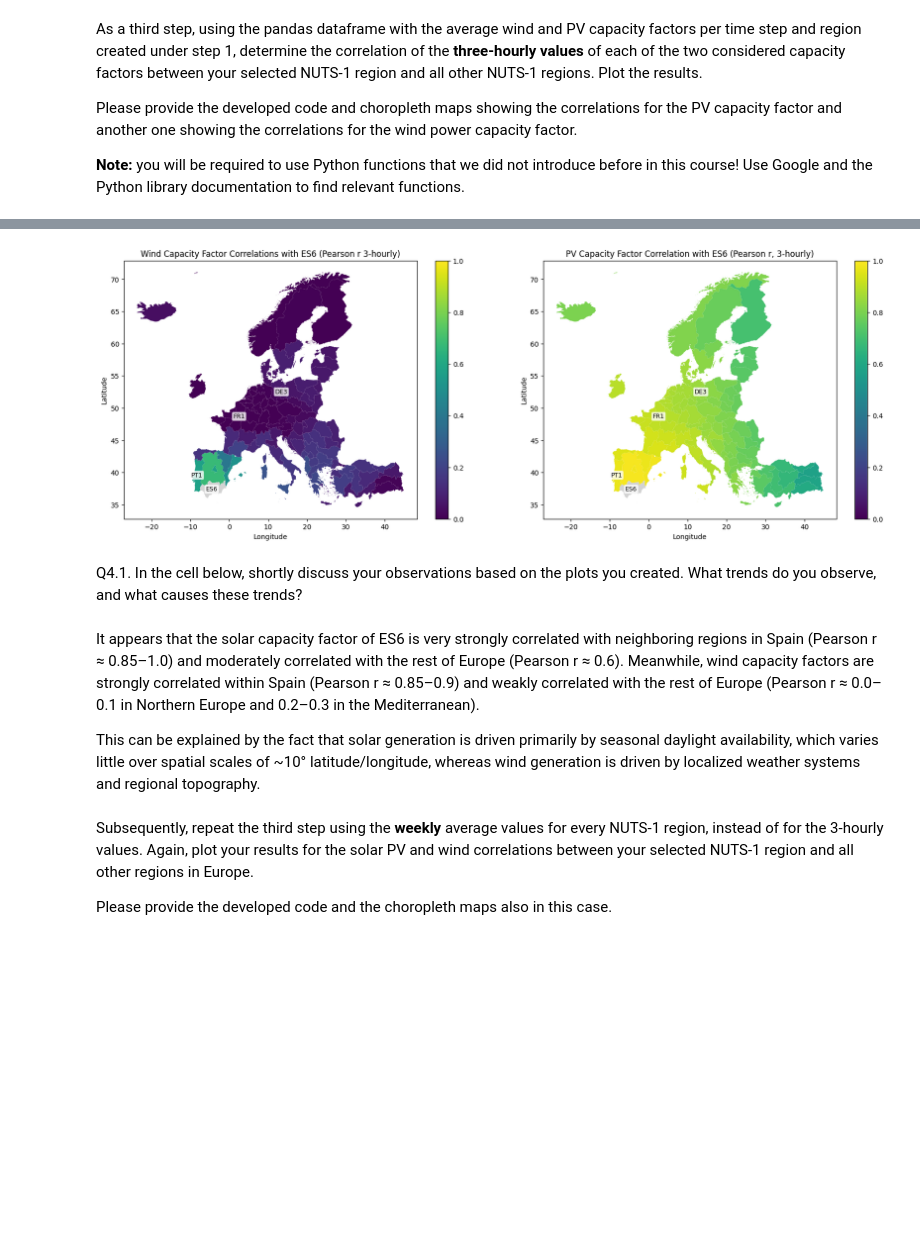
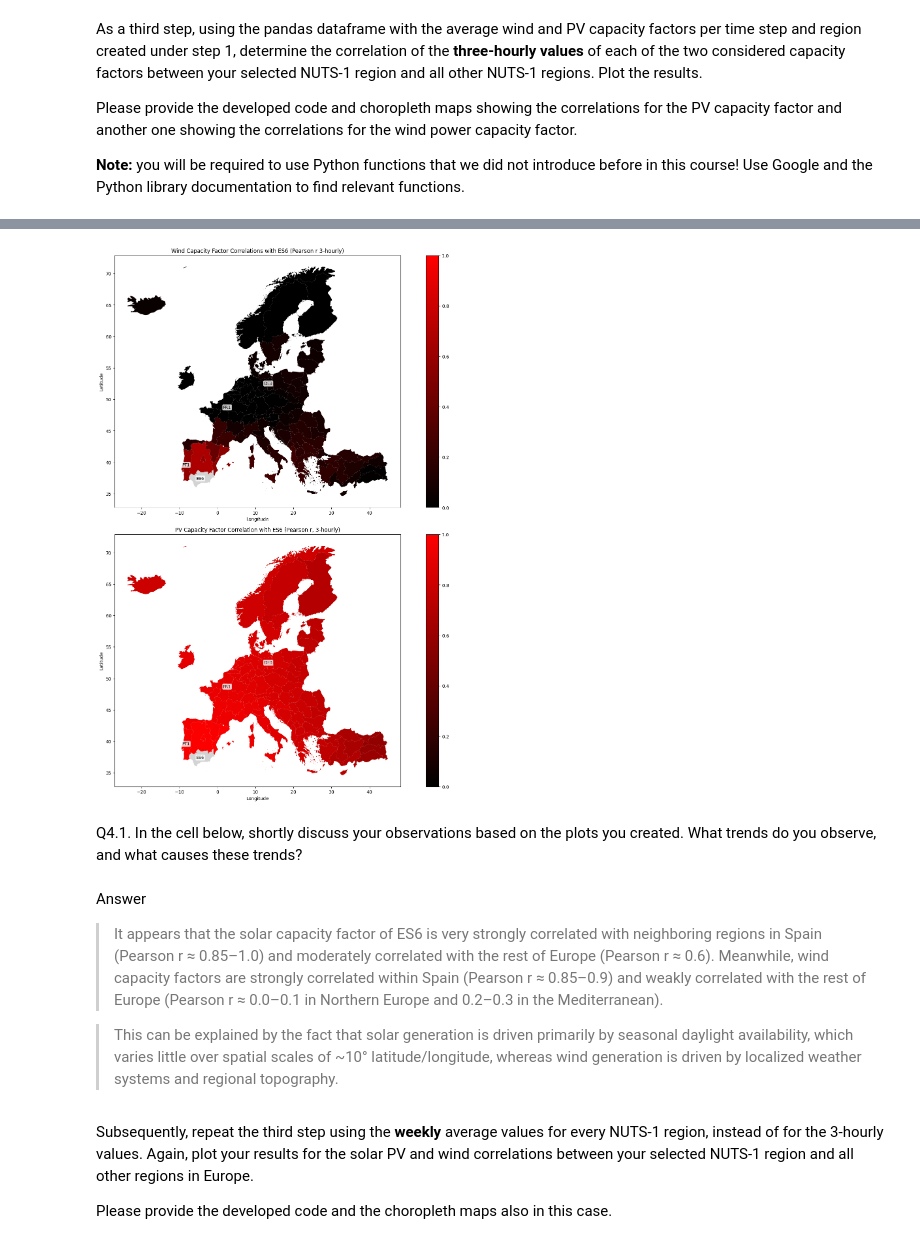
Before and after one commit to victorelgersma/dafs, a Jupyter notebook: final_assignment/AssignmentESMFinal.ipynb, the cells around one changed output, grey strips where cells are left out. Saved outputs shown, nothing was run; the diff lists cells and outputs as text; code cells hidden in the pictures; blank space fills up the shorter version.

```diff
--- a/final_assignment/AssignmentESMFinal.ipynb
+++ b/final_assignment/AssignmentESMFinal.ipynb
@@ -20,3 +10,19 @@ In this final assignment for the Energy System Modelling module, you will first
+# %%
+# Set default colormap
+
+import matplotlib as mpl
+from matplotlib.colors import LinearSegmentedColormap
+
+black_red = LinearSegmentedColormap.from_list(
+    "black_red",
+    ["black", "red"]
+)
+
+# Register it once
+mpl.colormaps.register(black_red)
+
+# Set it as the default colormap
+mpl.rcParams["image.cmap"] = "black_red"
 # %% [markdown]
 # Table of contents
 
@@ -969,7 +969,7 @@ corr_3_hourly = gdf_nuts1.join(corr)
 # %%
 # Plot geo map with this correlation as a label:
 # Replot:
-(fig, ax) = plt.subplots(1, 2, figsize=(17, 6), constrained_layout=True)
+(fig, ax) = plt.subplots(2, 1, figsize=(17, 17), constrained_layout=True)
 
 corr_3_hourly.plot(
     ax=ax[0],
@@ -978,43 +978,47 @@ corr_3_hourly.plot(
     missing_kwds={"color": "lightgrey", "label": "Reference region (ES6)"},
     vmin=0,
     vmax=1,
+    linewidth=0.1
 )
 ax[0].set_title(f"Wind Capacity Factor Correlations with {'ES6'} (Pearson r 3-hourly)")
 corr_3_hourly.plot(
     ax=ax[1],
     column="pv_corr_with_ES6",
     legend=True,
     missing_kwds={"color": "lightgrey", "label": "Reference region (ES6)"},
     vmin=0,
     vmax=1,
+    linewidth=0.1,
 )
 for a in ax:
     a.set_xlabel("Longitude")
     a.set_ylabel("Latitude")
 ax[1].set_title(f"PV Capacity Factor Correlation with {'ES6'} (Pearson r, 3-hourly)")
 labels = ["ES6", "PT1", "FR1", "DE3"]
 points = gdf_nuts1.geometry.representative_point()
 for a in ax:
     for lab in labels:
         p = points.loc[lab]
         a.text(
             p.x,
             p.y,
             lab,
             fontsize=9,
             ha="center",
             va="center",
             bbox=dict(boxstyle="round,pad=0.2", fc="white", ec="none", alpha=0.8),
         )
 fig.savefig("correlations_3_hourly.png")
 # %% [output]
-[figure, old version]
+[figure, new version]
 # %% [markdown]
 Q4.1. In the cell below, shortly discuss your observations based on the plots you created. What trends do you observe, and what causes these trends?
 # %% [markdown]
-It appears that the solar capacity factor of ES6 is very strongly correlated with neighboring regions in Spain (Pearson r ≈ 0.85–1.0) and moderately correlated with the rest of Europe (Pearson r ≈ 0.6). Meanwhile, wind capacity factors are strongly correlated within Spain (Pearson r ≈ 0.85–0.9) and weakly correlated with the rest of Europe (Pearson r ≈ 0.0–0.1 in Northern Europe and 0.2–0.3 in the Mediterranean).
+Answer
 
-This can be explained by the fact that solar generation is driven primarily by seasonal daylight availability, which varies little over spatial scales of ~10° latitude/longitude, whereas wind generation is driven by localized weather systems and regional topography.
+> It appears that the solar capacity factor of ES6 is very strongly correlated with neighboring regions in Spain (Pearson r ≈ 0.85–1.0) and moderately correlated with the rest of Europe (Pearson r ≈ 0.6). Meanwhile, wind capacity factors are strongly correlated within Spain (Pearson r ≈ 0.85–0.9) and weakly correlated with the rest of Europe (Pearson r ≈ 0.0–0.1 in Northern Europe and 0.2–0.3 in the Mediterranean).
+
+> This can be explained by the fact that solar generation is driven primarily by seasonal daylight availability, which varies little over spatial scales of ~10° latitude/longitude, whereas wind generation is driven by localized weather systems and regional topography.
 # %% [markdown]
 Subsequently, repeat the third step using the **weekly** average values for every NUTS-1 region, instead of for the 3-hourly values. Again, plot your results for the solar PV and wind correlations between your selected NUTS-1 region and all other regions in Europe.
 
```
Also changed, not shown: parts of 35 cells of this notebook, 4 other files.
